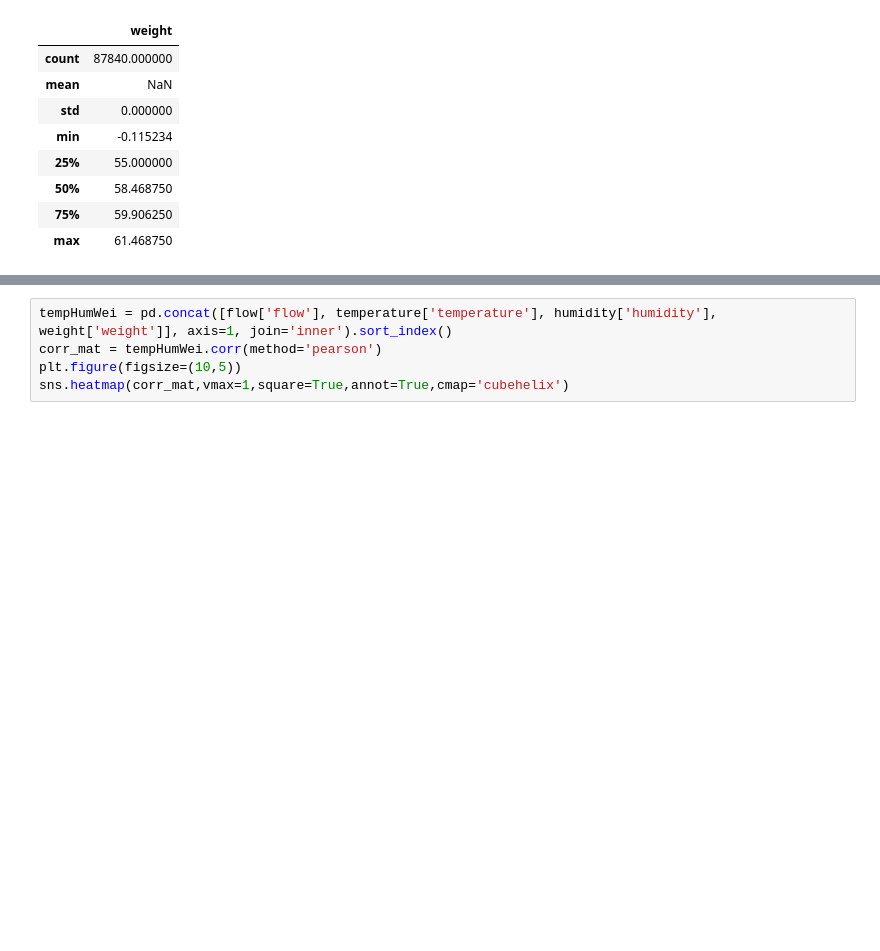
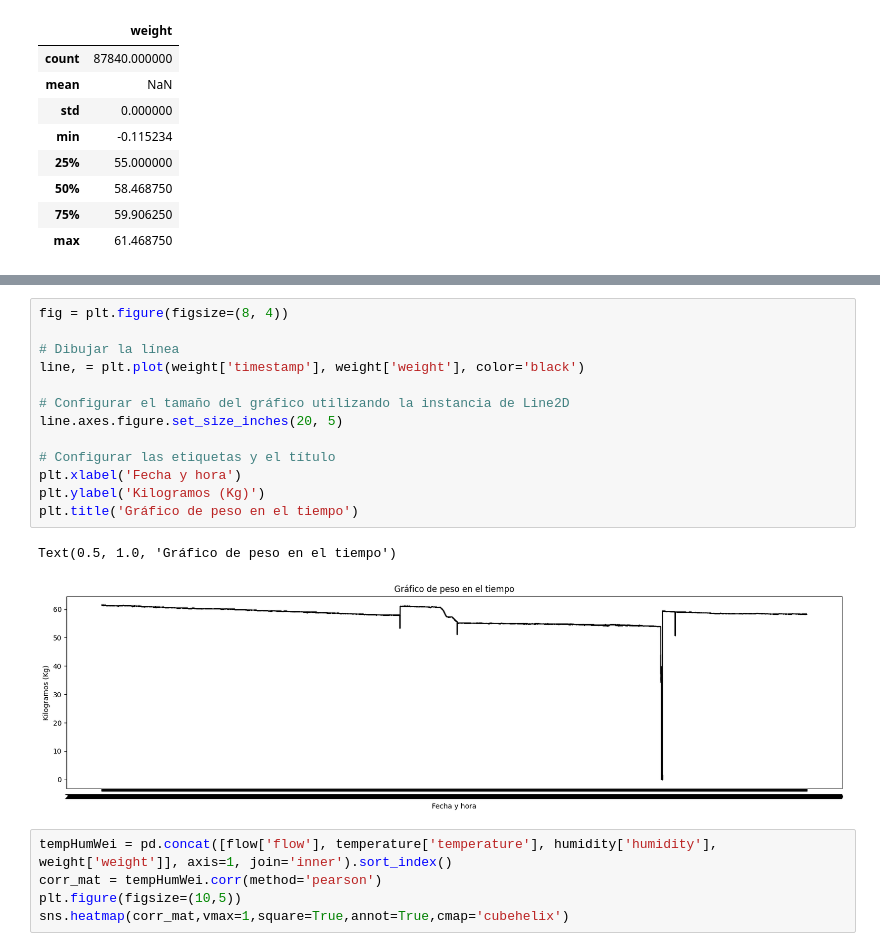
Before and after one commit to Cordero27/Minor-Machine-Learning, a Jupyter notebook: Analisis Dataset Memoria.ipynb, the cells around one changed output, grey strips where cells are left out. Cells and saved outputs as stored; diff of their text form; blank space fills up the shorter version.

```diff
--- a/Analisis Dataset Memoria.ipynb
+++ b/Analisis Dataset Memoria.ipynb
@@ -347,3 +333,19 @@ WARNING:matplotlib.legend:No artists with labels found to put in legend.  Note t
+# %%
+fig = plt.figure(figsize=(8, 4))
+
+# Dibujar la línea
+line, = plt.plot(weight['timestamp'], weight['weight'], color='black')
+
+# Configurar el tamaño del gráfico utilizando la instancia de Line2D
+line.axes.figure.set_size_inches(20, 5)
+
+# Configurar las etiquetas y el título
+plt.xlabel('Fecha y hora')
+plt.ylabel('Kilogramos (Kg)')
+plt.title('Gráfico de peso en el tiempo')
+# %% [output]
+Text(0.5, 1.0, 'Gráfico de peso en el tiempo')
+[figure, added]
 # %%
 tempHumWei = pd.concat([flow['flow'], temperature['temperature'], humidity['humidity'], weight['weight']], axis=1, join='inner').sort_index()
 corr_mat = tempHumWei.corr(method='pearson')
```
Also changed, not shown: parts of 8 cells of this notebook.
